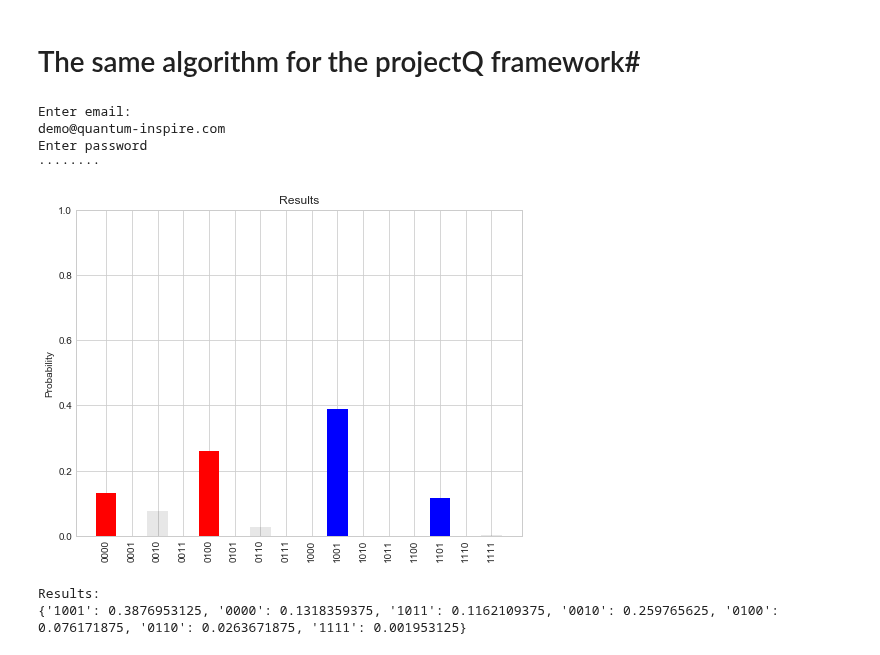
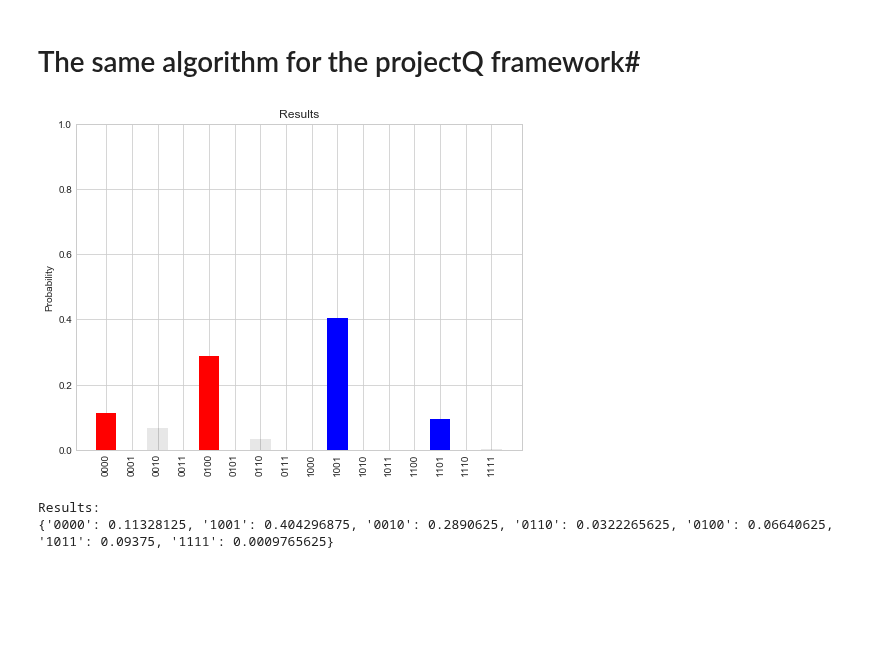
Before and after one commit to QuTech-Delft/quantuminspire, a Jupyter notebook: docs/classifier_example/classification_example1_2_data_points.ipynb, the cells around one changed output. Saved outputs shown, nothing was run; the diff lists cells and outputs as text; code cells hidden in the pictures; blank space fills up the shorter version.

```diff
--- a/docs/classifier_example/classification_v2.ipynb
+++ b/docs/classifier_example/classification_example1_2_data_points.ipynb
@@ -332,7 +344,7 @@ OrderedDict([('9', 0.3988584), ('4', 0.2768809), ('0', 0.1270332), ('13', 0.0994
 # %%
 import matplotlib.pyplot as plt
 from collections import OrderedDict
-get_bin = lambda x, n: format(int(x), 'b').zfill(n)
+
 
 def bar_plot(result_data):
     res = [get_bin(el, 4) for el in range(16)]
@@ -357,6 +369,8 @@ def bar_plot(result_data):
     plt.xticks(rotation='vertical')
     plt.show()
     return prob
+
+
 prob = bar_plot(result)
 # %% [output]
 [figure]
@@ -468,11 +494,14 @@ classifier_is_quantum_prediction = 0
 classifier_score = 0
 no_label = 0
 
+
 def true_classifier(data_label0, data_label1, test_data):
-    if np.linalg.norm(np.array(data_label1) - np.array(test_data)) < np.linalg.norm(np.array(data_label0) - np.array(test_data)):
+    if np.linalg.norm(np.array(data_label1) - np.array(test_data)) < np.linalg.norm(np.array(data_label0) -
+                                                                                    np.array(test_data)):
         return 1
     else:
         return 0
+
 
 for idx in range(100):
     data_label0, data_label1, test_data, random_label = grab_random_data()
@@ -506,11 +535,11 @@ for idx in range(100):
     else:
         error_prediction += 1
 
-
 print("In this sample of 100 data points:")
 print("the classifier predicted the true label correct", classifier_score, "% of the times")
 print("the quantum classifier predicted the true label correct", quantum_score, "% of the times")
-print("the quantum classifier predicted the classifier label correct", classifier_is_quantum_prediction, "% of the times")
+print("the quantum classifier predicted the classifier label correct",
+      classifier_is_quantum_prediction, "% of the times")
 print("Could not assign a label ", no_label, "times")
 # %% [output]
 In this sample of 100 data points:
@@ -536,43 +565,55 @@ The results of this toy example already shows the potential of a quantum compute
 # The same algorithm for the projectQ framework#
 # %%
 from math import acos
+import os
 from getpass import getpass
-from coreapi.auth import BasicAuthentication
 
+from quantuminspire.credentials import load_account, get_token_authentication, get_basic_authentication
 from quantuminspire.api import QuantumInspireAPI
 from quantuminspire.projectq.backend_qx import QIBackend
 
 from projectq import MainEngine
 from projectq.backends import ResourceCounter
-from projectq.cengines import ManualMapper
 from projectq.meta import Compute, Control, Loop, Uncompute
 from projectq.ops import CNOT, CZ, All, H, Measure, Toffoli, X, Z, Ry, C
 from projectq.setups import restrictedgateset
 
+QI_EMAIL = os.getenv('QI_EMAIL')
+QI_PASSWORD = os.getenv('QI_PASSWORD')
+QI_URL = os.getenv('API_URL', 'https://api.quantum-inspire.com/')
+
+
 def get_authentication():
     """ Gets the authentication for connecting to the Quantum Inspire API."""
-    if 'password' not in vars().keys():
-        print('Enter email:')
-        email = input()
-        print('Enter password')
-        password = getpass()
-    return BasicAuthentication(email, password)
+    token = load_account()
+    if token is not None:
+        return get_token_authentication(token)
+    else:
+        if QI_EMAIL is None or QI_PASSWORD is None:
+            print('Enter email:')
+            email = input()
+            print('Enter password')
+            password = getpass()
+        else:
+            email, password = QI_EMAIL, QI_PASSWORD
+        return get_basic_authentication(email, password)
 
-# Remote Quantum-Inspire backend #
+
+# Remote Quantum Inspire backend #
 authentication = get_authentication()
-qi = QuantumInspireAPI(r'https://api.quantum-inspire.com/', authentication)
+qi_api = QuantumInspireAPI(QI_URL, authentication)
 
-compiler_engines = restrictedgateset.get_engine_list(one_qubit_gates="any", two_qubit_gates=(CNOT, CZ, Toffoli))
-compiler_engines.extend([ResourceCounter(), ManualMapper(lambda x: x)])
-qi_backend = QIBackend(quantum_inspire_api=qi)
+compiler_engines = restrictedgateset.get_engine_list(one_qubit_gates="any",
+                                                     two_qubit_gates=(CNOT, CZ, Toffoli))
+compiler_engines.extend([ResourceCounter()])
+
+qi_backend = QIBackend(quantum_inspire_api=qi_api)
 qi_engine = MainEngine(backend=qi_backend, engine_list=compiler_engines)
-
 
 # angles data points:
 angle_x_tilde = 2 * acos(0.8670)
 angle_x0 = 2 * acos(0.1411)
 angle_x1 = 2 * acos(0.9193)
-
 
 qubits = qi_engine.allocate_qureg(4)
 
@@ -595,37 +636,33 @@ C(Ry(angle_x1), 2) | (qubits[0], qubits[1], qubits[2]) # Alternatively build own
 CNOT | (qubits[0], qubits[3])
 
 # part_f
 H | qubits[1]
 
 qi_engine.flush()
 
 # Results:
 temp_results = qi_backend.get_probabilities(qubits)
 
 res = [get_bin(el, 4) for el in range(16)]
 prob = [0] * 16
 for key, value in temp_results.items():
     prob[int(key[::-1], 2)] = value  # Reverse as projectQ has a different qubit ordering
 
 color_list = [
     'red', 'red', (0.1, 0.1, 0.1, 0.1), (0.1, 0.1, 0.1, 0.1),
     'red', 'red', (0.1, 0.1, 0.1, 0.1), (0.1, 0.1, 0.1, 0.1),
     'blue', 'blue', (0.1, 0.1, 0.1, 0.1), (0.1, 0.1, 0.1, 0.1),
     'blue', 'blue', (0.1, 0.1, 0.1, 0.1), (0.1, 0.1, 0.1, 0.1)
              ]
 plt.bar(res, prob, color=color_list)
 plt.ylabel('Probability')
 plt.title('Results')
 plt.ylim(0, 1)
 plt.xticks(rotation='vertical')
 plt.show()
 print("Results:")
 print(temp_results)
 # %% [output]
+[figure, new version]
-Enter email:
-demo@quantum-inspire.com
-Enter password
-········
+Results:
+{'0000': 0.11328125, '1001': 0.404296875, '0010': 0.2890625, '0110': 0.0322265625, '0100': 0.06640625, '1011': 0.09375, '1111': 0.0009765625}
-[figure, old version]
-Results:
-{'1001': 0.3876953125, '0000': 0.1318359375, '1011': 0.1162109375, '0010': 0.259765625, '0100': 0.076171875, '0110': 0.0263671875, '1111': 0.001953125}
```
Also changed, not shown: parts of 6 cells of this notebook, 4 other files.
